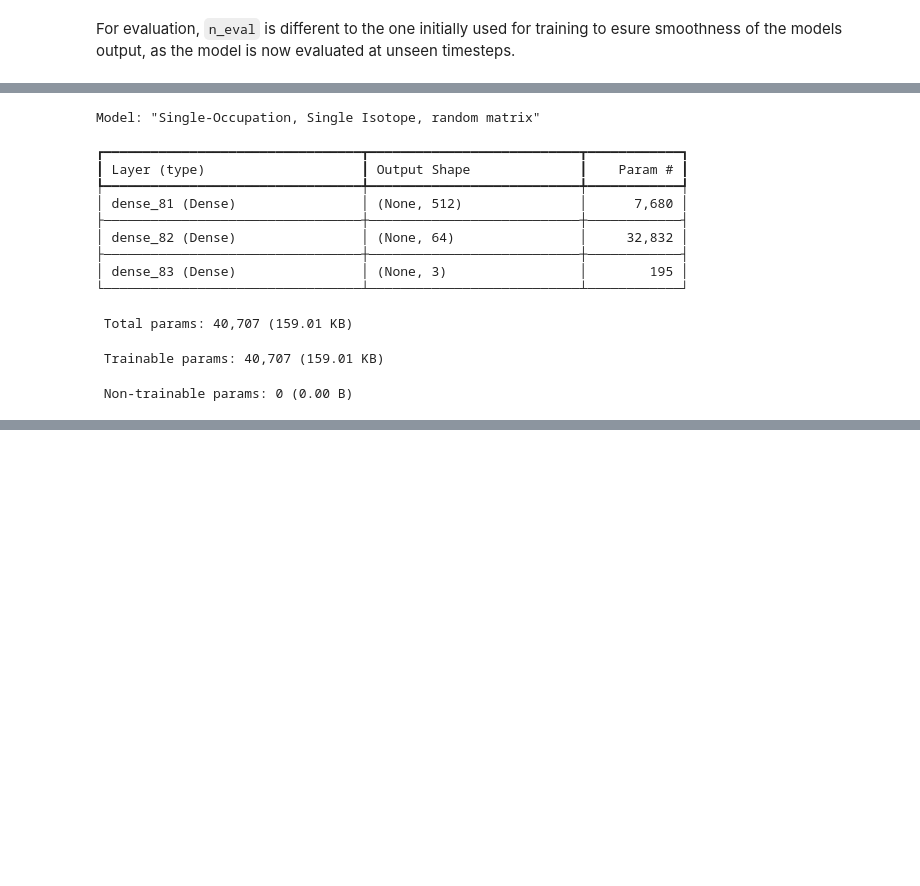
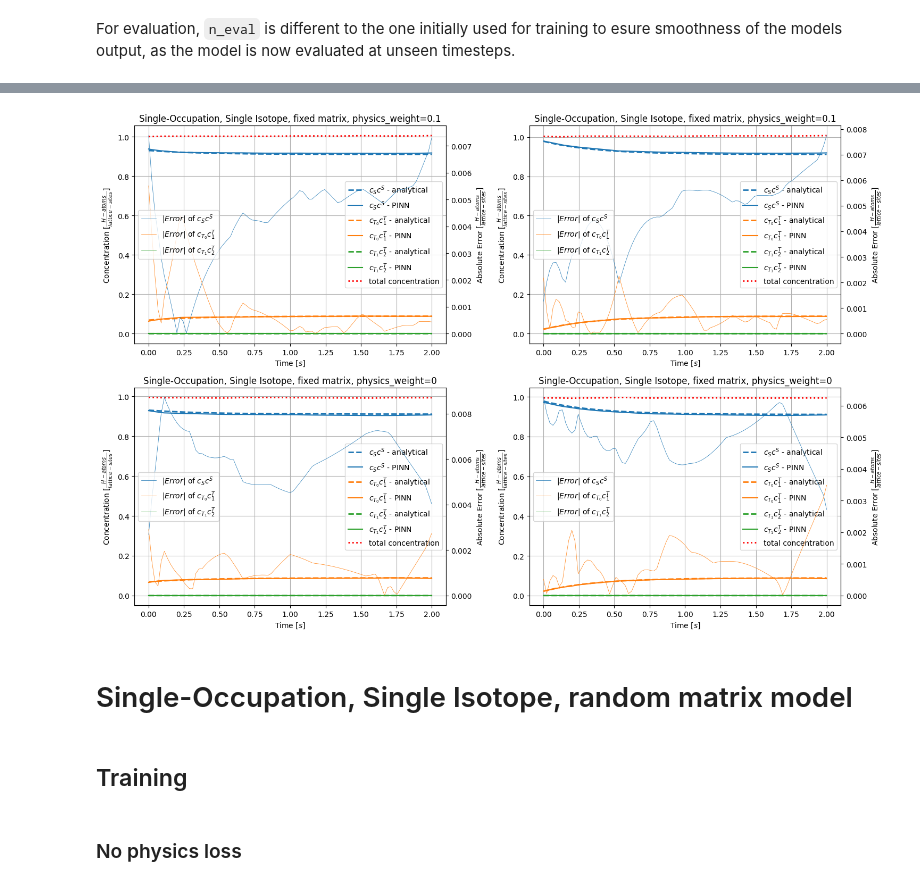
Before and after one commit to Davidxdydz/TrapDiffusion, a Jupyter notebook: Training.ipynb, the cells around one changed output, grey strips where cells are left out. Saved outputs shown, nothing was run; the diff lists cells and outputs as text; code cells hidden in the pictures; blank space fills up the shorter version.

Commit message:
Add physics loss

```diff
--- a/Training.ipynb
+++ b/Training.ipynb
@@ -96,5 +54,3 @@ Epoch 10/10
 <keras_core.src.callbacks.history.History at 0x...>
 # %%
 basic_model.save("trained_models/SOSI_fixed.keras")
-# %%
-basic_model = keras.models.load_model('trained_models/SOSI_fixed.keras')
@@ -117,32 +101,36 @@ x_full,y_full, info_full = load_dataset('Single-Occupation, Single Isotope, rand
-# %%
-# Model parameters
-input_shape = (info_full["input_dim"], )
-
-full_model = keras.Sequential(
-    [
-        keras.layers.Input(shape=input_shape),
-        keras.layers.Dense(512, activation="relu"),
-        keras.layers.Dense(64, activation="relu"),
-        keras.layers.Dense(3,activation="linear")
-    ],
-    name = "Single-Occupation, Single Isotope, random matrix"
-)
-full_model.compile(
-    loss=keras.losses.MeanAbsoluteError(),
-    optimizer=keras.optimizers.Adam(learning_rate=1e-3, weight_decay=1e-3),
-)
-full_model.summary()
-# %% [output]
-Model: "Single-Occupation, Single Isotope, random matrix"
-┏━━━━━━━━━━━━━━━━━━━━━━━━━━━━━━━━━┳━━━━━━━━━━━━━━━━━━━━━━━━━━━┳━━━━━━━━━━━━┓
-┃ Layer (type)                    ┃ Output Shape              ┃    Param # ┃
-┡━━━━━━━━━━━━━━━━━━━━━━━━━━━━━━━━━╇━━━━━━━━━━━━━━━━━━━━━━━━━━━╇━━━━━━━━━━━━┩
-│ dense_81 (Dense)                │ (None, 512)               │      7,680 │
-├─────────────────────────────────┼───────────────────────────┼────────────┤
-│ dense_82 (Dense)                │ (None, 64)                │     32,832 │
-├─────────────────────────────────┼───────────────────────────┼────────────┤
-│ dense_83 (Dense)                │ (None, 3)                 │        195 │
-└─────────────────────────────────┴───────────────────────────┴────────────┘
- Total params: 40,707 (159.01 KB)
- Trainable params: 40,707 (159.01 KB)
- Non-trainable params: 0 (0.00 B)
+# %%
+basic_model = keras.models.load_model(
+    "trained_models/SOSI_fixed.keras",
+    compile=False,
+)
+basic_model_physics = keras.models.load_model(
+    "trained_models/SOSI_fixed_physics.keras",
+    compile=False,
+)
+first_seed = 1
+second_seed = 50
+
+# this seed is just to recover the matrices from training
+np.random.seed(1)
+analytical_model = SingleOccupationSingleIsotope()
+
+plt.figure(figsize=(15, 10))
+
+plt.subplot(2, 2, 1)
+np.random.seed(first_seed)
+analytical_model.evaluate(basic_model_physics, n_eval=91)
+
+plt.subplot(2, 2, 2)
+np.random.seed(second_seed)
+analytical_model.evaluate(basic_model_physics, n_eval=91)
+
+plt.subplot(2, 2, 3)
+np.random.seed(first_seed)
+analytical_model.evaluate(basic_model, n_eval=91)
+
+plt.subplot(2, 2, 4)
+np.random.seed(second_seed)
+analytical_model.evaluate(basic_model, n_eval=91)
+
+plt.show()
+# %% [output]
@@ -149 +141,8 @@ Model: "Single-Occupation, Single Isotope, random matrix"
+[figure, added]
+# %% [markdown]
+# Single-Occupation, Single Isotope, random matrix model
+# %% [markdown]
+## Training
+# %% [markdown]
+### No physics loss
 # %%
```
Also changed, not shown: parts of 26 cells of this notebook, 5 other files.
